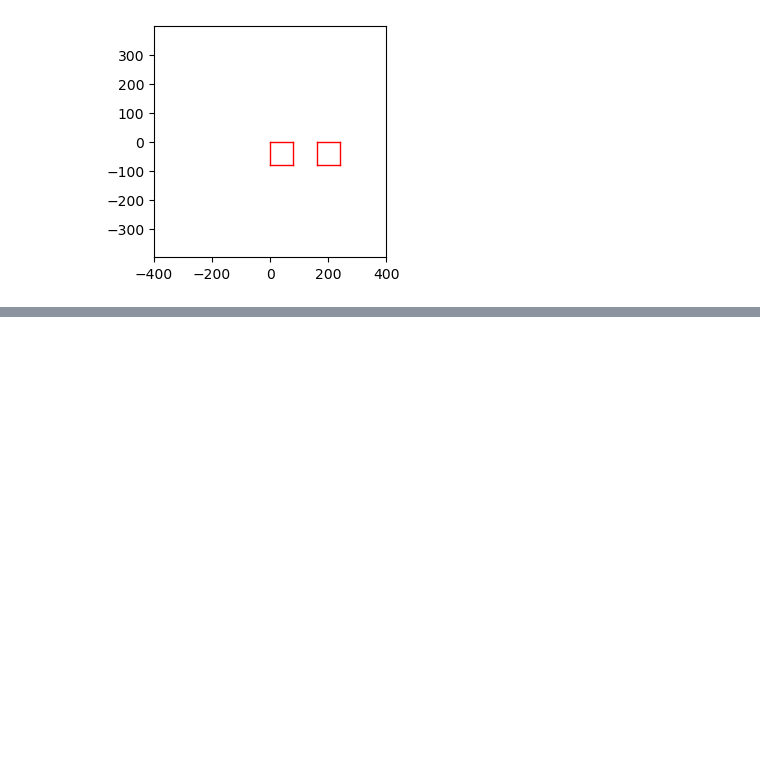
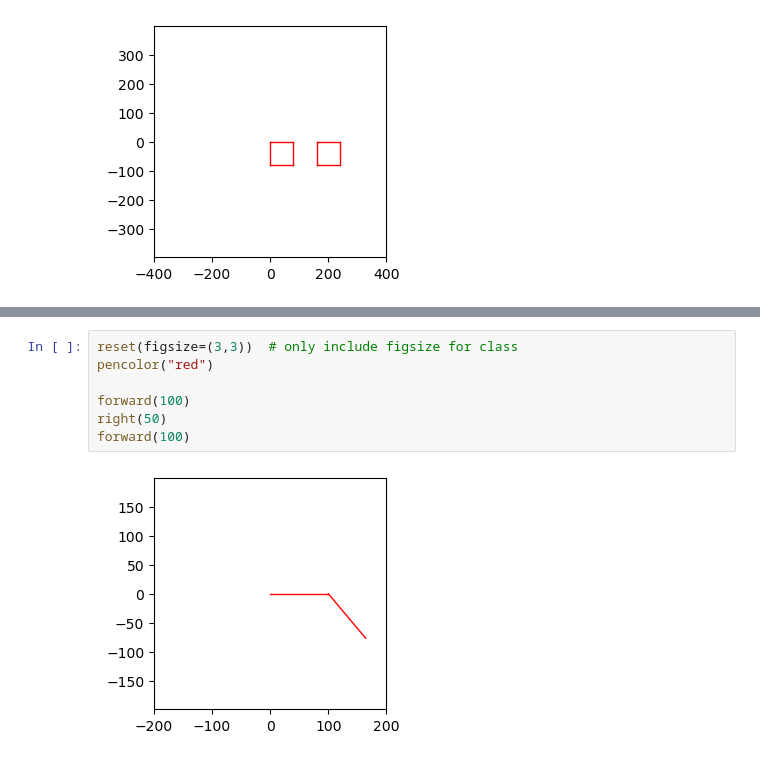
Before and after one commit to bblais/AI-and-Robotics-Fall-2024-Class-Notebooks, a Jupyter notebook: Sprint #1 - Programming and Games/2024-09-03 - First Turtle.ipynb, the cells around one changed output, grey strips where cells are left out. Saved outputs shown, nothing was run; the diff lists cells and outputs as text; blank space fills up the shorter version.

```diff
--- a/Sprint #1 - Programming and Games/2024-09-03 - First Turtle.ipynb
+++ b/Sprint #1 - Programming and Games/2024-09-03 - First Turtle.ipynb
@@ -107,0 +117,9 @@ square(80)
+# %%
+reset(figsize=(3,3))  # only include figsize for class
+pencolor("red")
+
+forward(100)
+right(50)
+forward(100)
+# %% [output]
+[figure, added]
```
Also changed, not shown: parts of 4 cells of this notebook, 2 other files.
